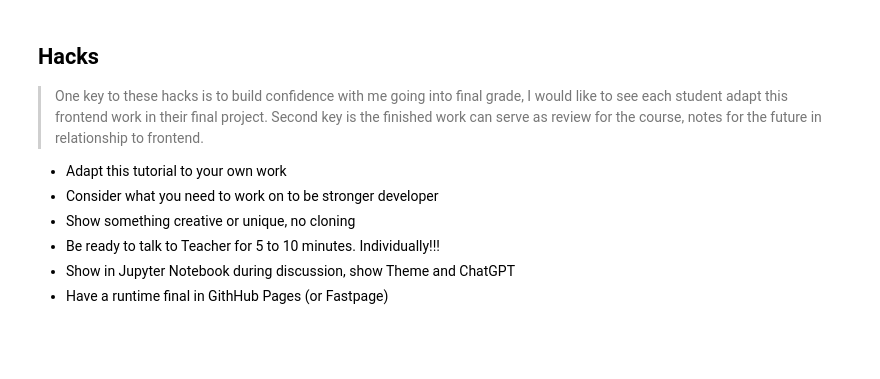
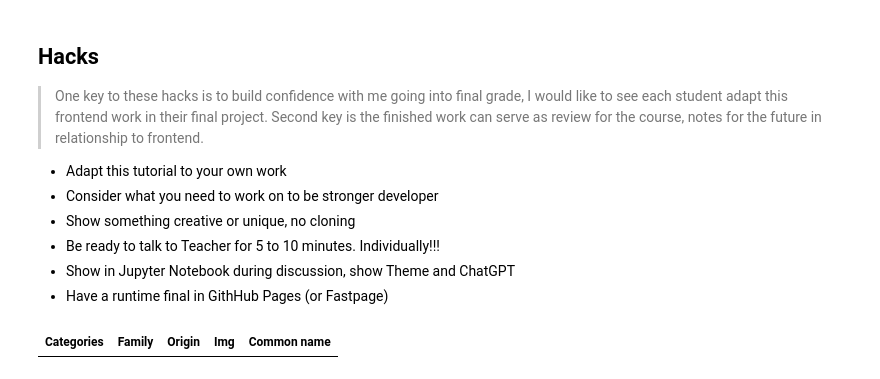
Before and after one commit to NavanYatavelli/fastpages, a Jupyter notebook: _notebooks/2023-05-14-PBL-javascript_tutorial.ipynb, the cells around one changed output. Saved outputs shown, nothing was run; the diff lists cells and outputs as text; code cells hidden in the pictures; blank space fills up the shorter version.

```diff
--- a/_notebooks/2023-05-14-PBL-javascript_tutorial.ipynb
+++ b/_notebooks/2023-05-14-PBL-javascript_tutorial.ipynb
@@ -516,3 +516,47 @@ for (var row of classroom) {
 - Be ready to talk to Teacher for 5 to 10 minutes. Individually!!!
 - Show in Jupyter Notebook during discussion, show Theme and ChatGPT
 - Have a runtime final in GithHub Pages (or Fastpage)
+# %%
+%%html
+<head>
+  <link rel="stylesheet" type="text/css" href="https://cdn.datatables.net/1.10.25/css/jquery.dataTables.min.css">
+  <script type="text/javascript" language="javascript" src="https://code.jquery.com/jquery-3.6.0.min.js"></script>
+  <script type="text/javascript" language="javascript" src="https://cdn.datatables.net/1.10.25/js/jquery.dataTables.min.js"></script>
+</head>
+<table id="table" class="table">
+  <thead id="head">
+      <tr>
+          <th>Categories</th>
+          <th>Family</th>
+          <th>Origin</th>
+          <th>Img</th>
+          <th>Common name</th>
+      </tr>
+  </thead>
+  <tbody id="body"></tbody>
+</table>
+
+<script>
+const settings = {
+	async: true,
+	crossDomain: true,
+	url: 'https://house-plants2.p.rapidapi.com/all-lite',
+	method: 'GET',
+	headers: {
+		'X-RapidAPI-Key': '61c6a629f7msh3c7c0f786cc7e20p158b5bjsnea9db1f03bc5',
+		'X-RapidAPI-Host': 'house-plants2.p.rapidapi.com'
+	}
+};
+
+$.ajax(settings).done(function (response) {
+	console.log(response)
+  $('#body').append('<tr><td>' + "Test1" + '</td></tr>'
+                    '<tr><td>' + "Test2" + '</td></tr>'
+                    '<tr><td>' + "Test3" + '</td></tr>'
+                    '<tr><td>' + "Test4" + '</td></tr>'
+                    '<tr><td>' + "Test5" + '</td></tr>' );
+  $("#table").DataTable();
+});
+</script>
+# %% [output]
+| Categories | Family | Origin | Img | Common name |
```
